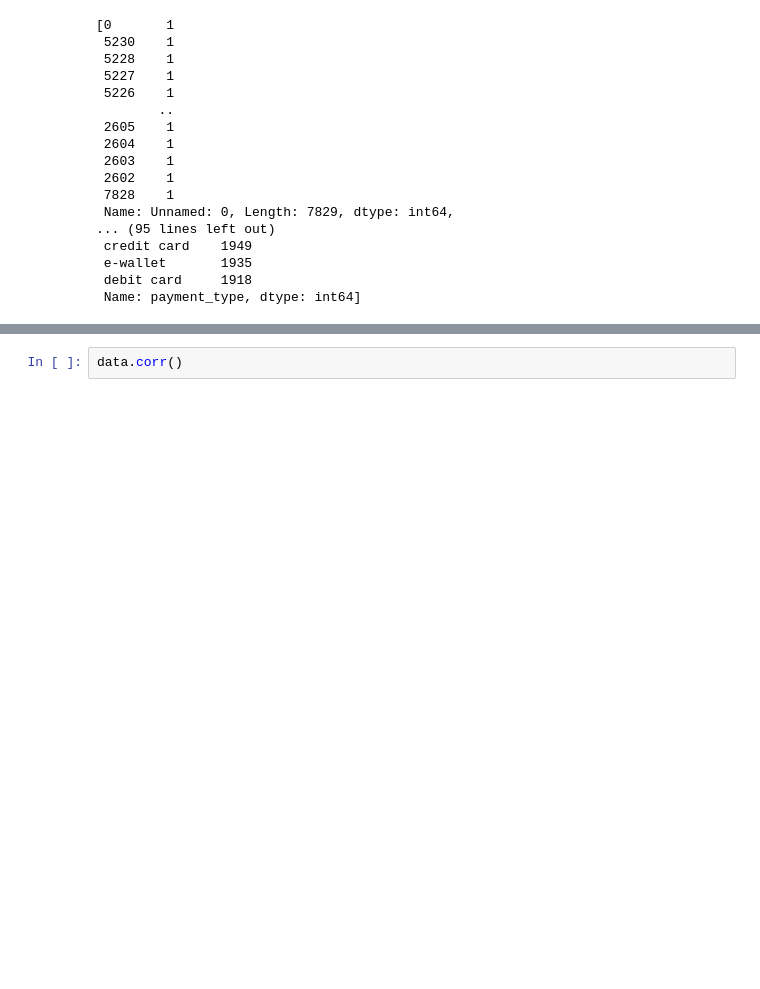
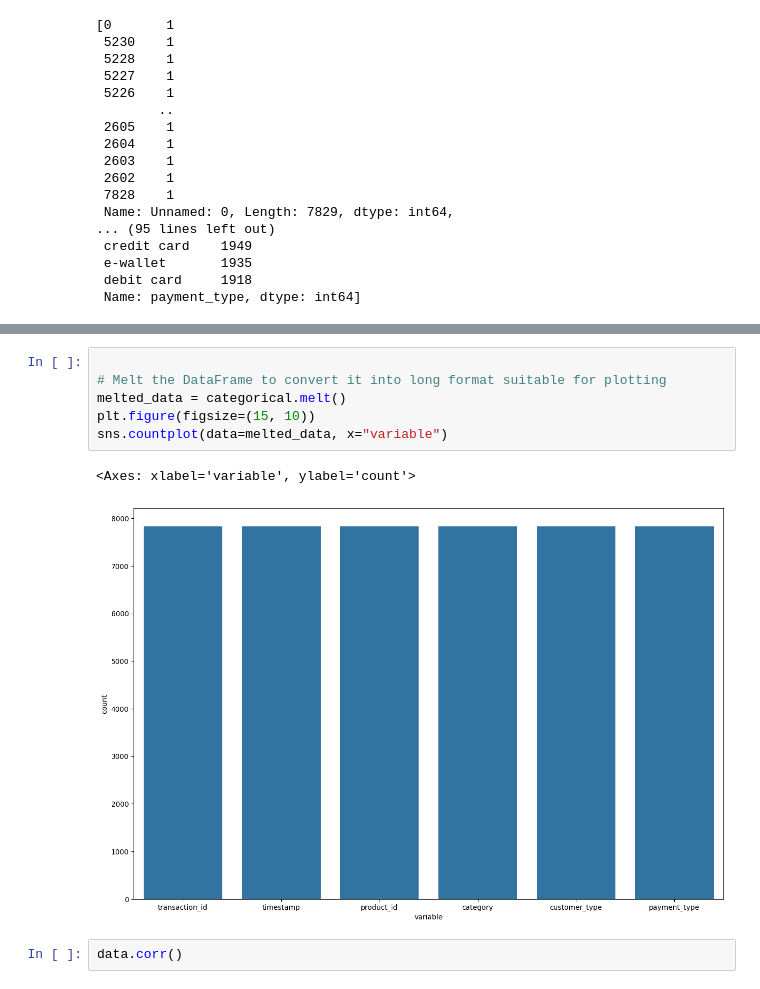
Before and after one commit to sujataprasad01/Cognizant-AI-Program-Project1, a Jupyter notebook: Cognizant_EDA.ipynb, the cells around one changed output, grey strips where cells are left out. Drawn from its saved outputs; the diff is of its cells as text; blank space fills up the shorter version.

```diff
--- a/Cognizant_EDA.ipynb
+++ b/Cognizant_EDA.ipynb
@@ -217,3 +268,12 @@ ValueError: setting an array element with a sequence.
+# %%
+
+# Melt the DataFrame to convert it into long format suitable for plotting
+melted_data = categorical.melt()
+plt.figure(figsize=(15, 10))
+sns.countplot(data=melted_data, x="variable")
+# %% [output]
+<Axes: xlabel='variable', ylabel='count'>
+[figure, added]
 # %%
 data.corr()
 # %% [output]
```
Also changed, not shown: parts of 11 cells of this notebook.
